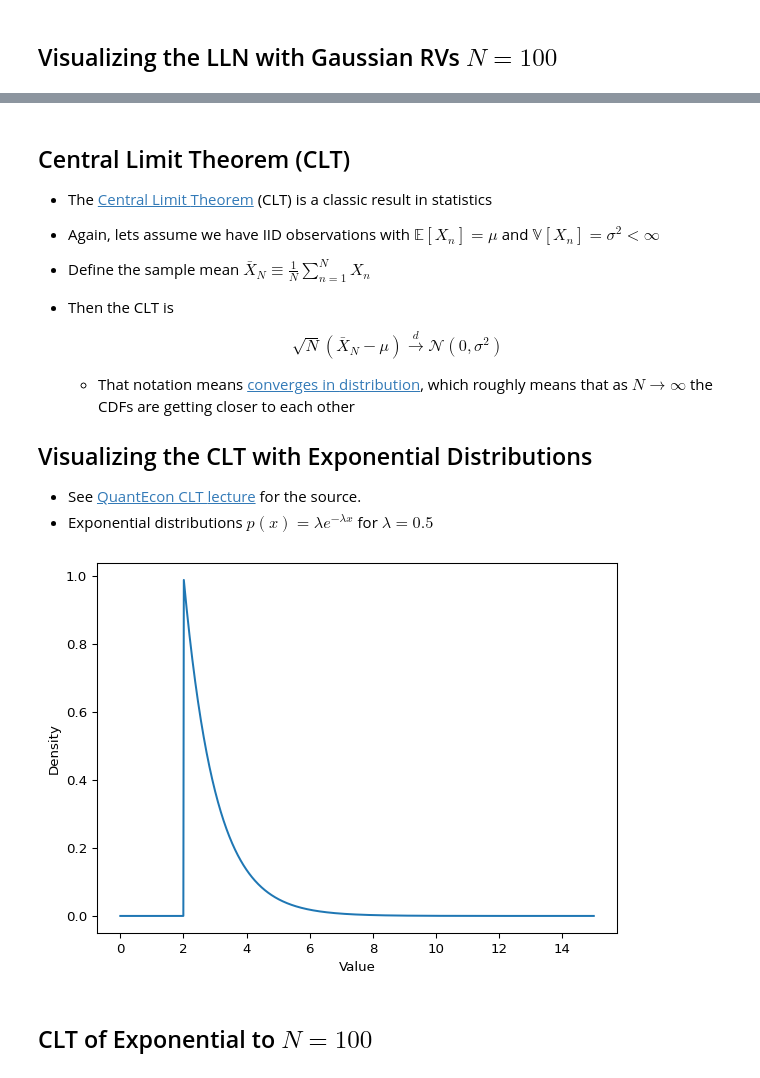
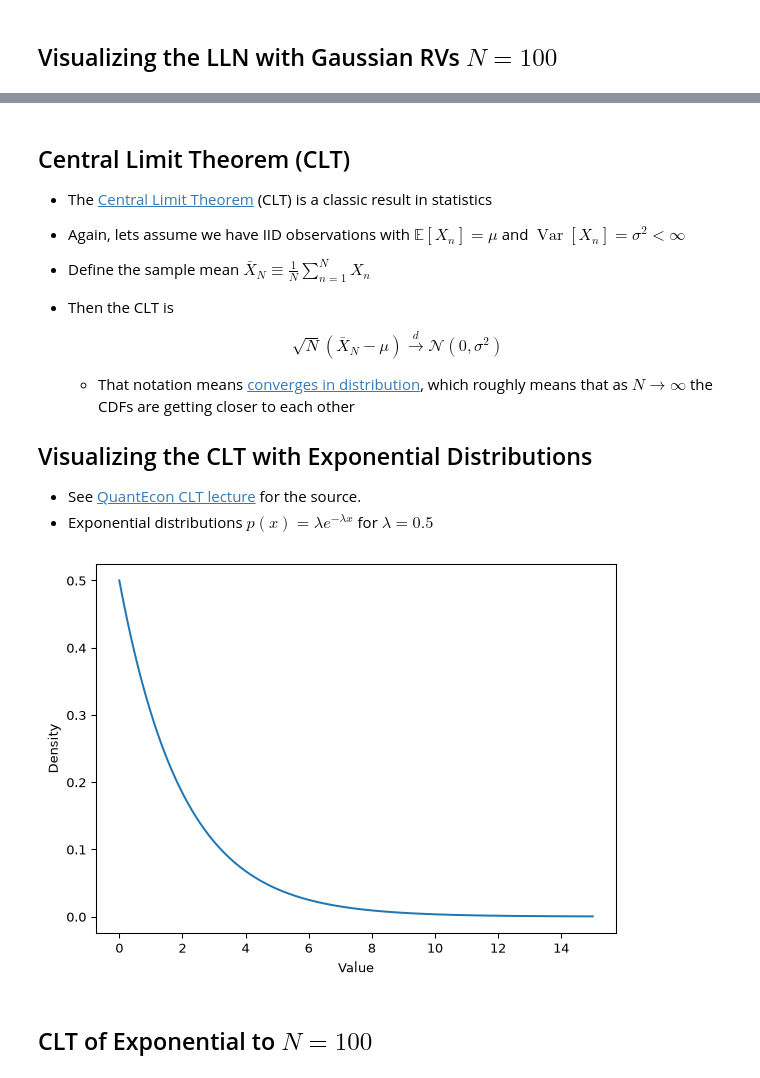
Before and after one commit to jlperla/grad_econ_datascience_notebooks, a Jupyter notebook: slides/probability.ipynb, the cells around one changed output, grey strips where cells are left out. Saved outputs shown, nothing was run; the diff lists cells and outputs as text; code cells hidden in the pictures.

Commit message:
Update notebooks from 167391d6a39f1a580645dfb44facf3b942d63652 jlperla/grad_econ_datascience@167391d6a39f1a580645dfb44facf3b942d63652

```diff
--- a/slides/probability.ipynb
+++ b/slides/probability.ipynb
@@ -447,45 +393,35 @@ plt.show()
 # %% [markdown]
 ## Central Limit Theorem (CLT)
 
--   The [Central Limit
-    Theorem](https://en.wikipedia.org/wiki/Central_limit_theorem) (CLT)
-    is a classic result in statistics
+- The [Central Limit Theorem](https://en.wikipedia.org/wiki/Central_limit_theorem) (CLT) is a classic result in statistics
 
--   Again, lets assume we have IID observations with
-    $\mathbb{E}[X_n] = \mu$ and $\mathbb{V}[X_n] = \sigma^2 < \infty$
+- Again, lets assume we have IID observations with ${\mathbb{E}}[X_n] = \mu$ and $\operatorname{Var}[X_n] = \sigma^2 < \infty$
 
--   Define the sample mean
-    $\bar{X}_N \equiv \frac{1}{N} \sum_{n=1}^N X_n$
+- Define the sample mean $\bar{X}_N \equiv \frac{1}{N} \sum_{n=1}^N X_n$
 
--   Then the CLT is
+- Then the CLT is
 
-    $$
-    \sqrt{N} \left( \bar{X}_N - \mu \right) \xrightarrow{d} \mathcal{N}(0, \sigma^2)
-    $$
+  $$
+  \sqrt{N} \left( \bar{X}_N - \mu \right) \xrightarrow{d} {\mathcal{N}}(0, \sigma^2)
+  $$
 
-    -   That notation means [converges in
-        distribution](https://en.wikipedia.org/wiki/Convergence_of_random_variables#Convergence_in_distribution),
-        which roughly means that as $N\to\infty$ the CDFs are getting
-        closer to each other
+  - That notation means [converges in distribution](https://en.wikipedia.org/wiki/Convergence_of_random_variables#Convergence_in_distribution), which roughly means that as $N\to\infty$ the CDFs are getting closer to each other
 
 ## Visualizing the CLT with Exponential Distributions
 
--   See [QuantEcon CLT
-    lecture](https://python.quantecon.org/lln_clt.html#clt) for the
-    source.
--   Exponential distributions $p(x) = \lambda e^{-\lambda x}$ for
-    $\lambda = 0.5$
+- See [QuantEcon CLT lecture](https://python.quantecon.org/lln_clt.html#clt) for the source.
+- Exponential distributions $p(x) = \lambda e^{-\lambda x}$ for $\lambda = 0.5$
 # %%
-distribution = scipy.stats.expon(1/0.5)
+distribution = scipy.stats.expon(scale=1/0.5)
 mu, s = distribution.mean(), distribution.std()
 x = np.linspace(0, 15.0, 1000)
 y = distribution.pdf(x)
 plt.plot(x, y)
 plt.xlabel('Value')
 plt.ylabel('Density')
 plt.show()
 # %% [output]
-[figure, old version]
+[figure, new version]
 # %% [markdown]
 ## CLT of Exponential to $N=100$
 # %%
```
Also changed, not shown: parts of 20 cells of this notebook, 17 other files.
